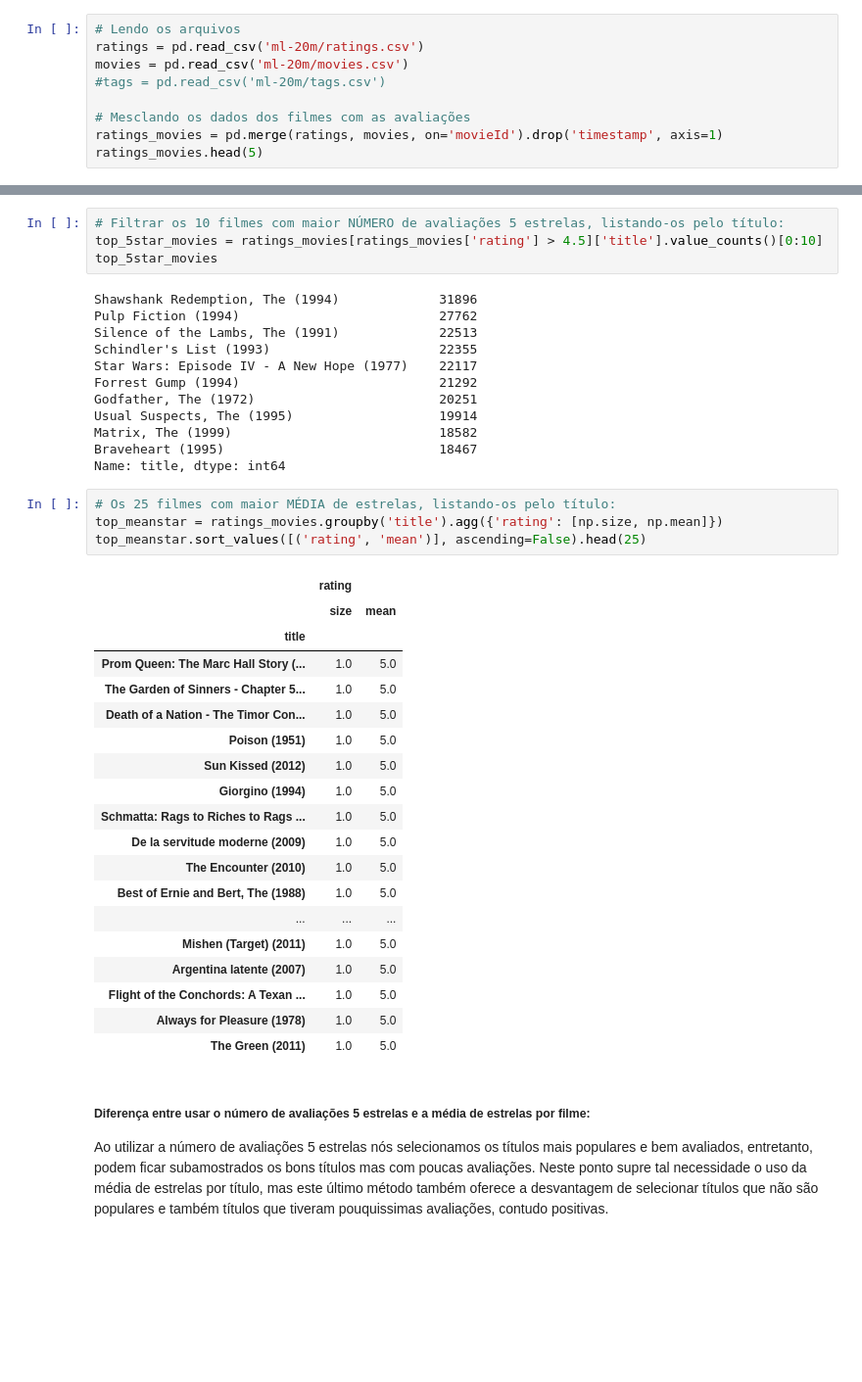
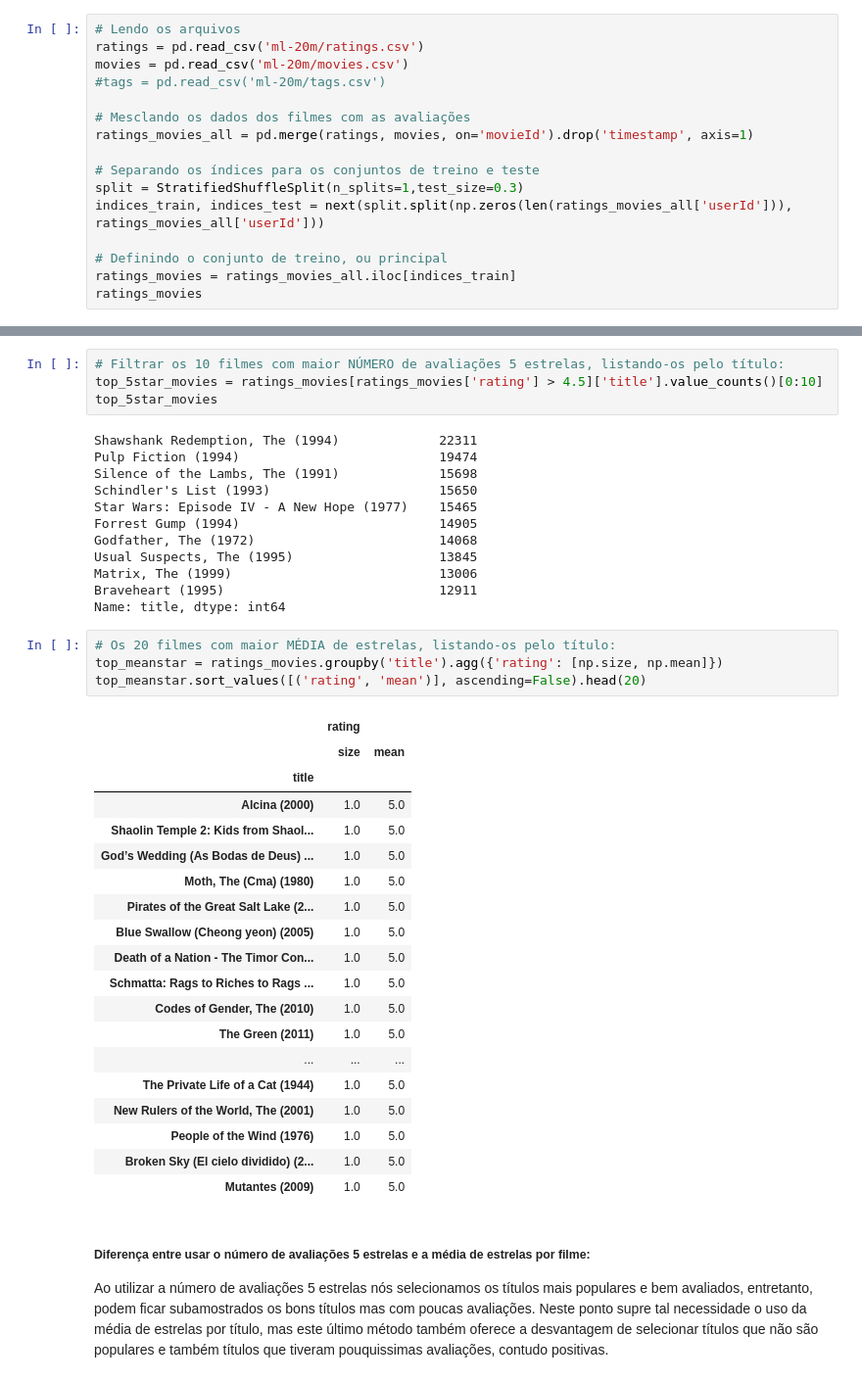
Before and after one commit to marivgonzales/recomendation_system, a Jupyter notebook: recomend_system.ipynb, the cells around one changed output, grey strips where cells are left out. Shown at 98% size. Saved outputs shown, nothing was run; the diff lists cells and outputs as text; blank space fills up the shorter version.

```diff
--- a/recomend_system.ipynb
+++ b/recomend_system.ipynb
@@ -21,7 +23,14 @@ movies = pd.read_csv('ml-20m/movies.csv')
 #tags = pd.read_csv('ml-20m/tags.csv')
 
 # Mesclando os dados dos filmes com as avaliações
-ratings_movies = pd.merge(ratings, movies, on='movieId').drop('timestamp', axis=1)
-ratings_movies.head(5)
+ratings_movies_all = pd.merge(ratings, movies, on='movieId').drop('timestamp', axis=1)
+
+# Separando os índices para os conjuntos de treino e teste
+split = StratifiedShuffleSplit(n_splits=1,test_size=0.3)
+indices_train, indices_test = next(split.split(np.zeros(len(ratings_movies_all['userId'])), ratings_movies_all['userId']))
+
+# Definindo o conjunto de treino, ou principal
+ratings_movies = ratings_movies_all.iloc[indices_train]
+ratings_movies
 # %% [output]
 |  | userId | movieId | rating | title | genres |
@@ -41,41 +85,41 @@ Neste ponto a intenção é conhecer melhor os dados, explorando através de que
 top_5star_movies = ratings_movies[ratings_movies['rating'] > 4.5]['title'].value_counts()[0:10]
 top_5star_movies
 # %% [output]
-Shawshank Redemption, The (1994)             31896
-Pulp Fiction (1994)                          27762
-Silence of the Lambs, The (1991)             22513
-Schindler's List (1993)                      22355
-Star Wars: Episode IV - A New Hope (1977)    22117
-Forrest Gump (1994)                          21292
-Godfather, The (1972)                        20251
-Usual Suspects, The (1995)                   19914
-Matrix, The (1999)                           18582
-Braveheart (1995)                            18467
+Shawshank Redemption, The (1994)             22311
+Pulp Fiction (1994)                          19474
+Silence of the Lambs, The (1991)             15698
+Schindler's List (1993)                      15650
+Star Wars: Episode IV - A New Hope (1977)    15465
+Forrest Gump (1994)                          14905
+Godfather, The (1972)                        14068
+Usual Suspects, The (1995)                   13845
+Matrix, The (1999)                           13006
+Braveheart (1995)                            12911
 Name: title, dtype: int64
 # %%
-# Os 25 filmes com maior MÉDIA de estrelas, listando-os pelo título:
+# Os 20 filmes com maior MÉDIA de estrelas, listando-os pelo título:
 top_meanstar = ratings_movies.groupby('title').agg({'rating': [np.size, np.mean]})
-top_meanstar.sort_values([('rating', 'mean')], ascending=False).head(25)
+top_meanstar.sort_values([('rating', 'mean')], ascending=False).head(20)
 # %% [output]
 |  | rating |  |
 |  | size | mean |
 | title |  |  |
-| Prom Queen: The Marc Hall Story (... | 1.0 | 5.0 |
-| The Garden of Sinners - Chapter 5... | 1.0 | 5.0 |
+| Alcina (2000) | 1.0 | 5.0 |
+| Shaolin Temple 2: Kids from Shaol... | 1.0 | 5.0 |
+| God’s Wedding (As Bodas de Deus) ... | 1.0 | 5.0 |
+| Moth, The (Cma) (1980) | 1.0 | 5.0 |
+| Pirates of the Great Salt Lake (2... | 1.0 | 5.0 |
+| Blue Swallow (Cheong yeon) (2005) | 1.0 | 5.0 |
 | Death of a Nation - The Timor Con... | 1.0 | 5.0 |
-| Poison (1951) | 1.0 | 5.0 |
-| Sun Kissed (2012) | 1.0 | 5.0 |
-| Giorgino (1994) | 1.0 | 5.0 |
 | Schmatta: Rags to Riches to Rags ... | 1.0 | 5.0 |
-| De la servitude moderne (2009) | 1.0 | 5.0 |
-| The Encounter (2010) | 1.0 | 5.0 |
-| Best of Ernie and Bert, The (1988) | 1.0 | 5.0 |
+| Codes of Gender, The (2010) | 1.0 | 5.0 |
+| The Green (2011) | 1.0 | 5.0 |
 | ... | ... | ... |
-| Mishen (Target) (2011) | 1.0 | 5.0 |
-| Argentina latente (2007) | 1.0 | 5.0 |
-| Flight of the Conchords: A Texan ... | 1.0 | 5.0 |
-| Always for Pleasure (1978) | 1.0 | 5.0 |
-| The Green (2011) | 1.0 | 5.0 |
+| The Private Life of a Cat (1944) | 1.0 | 5.0 |
+| New Rulers of the World, The (2001) | 1.0 | 5.0 |
+| People of the Wind (1976) | 1.0 | 5.0 |
+| Broken Sky (El cielo dividido) (2... | 1.0 | 5.0 |
+| Mutantes (2009) | 1.0 | 5.0 |
 # %% [markdown]
 ##### Diferença entre usar o número de avaliações 5 estrelas e a média de estrelas por filme:
 
```
Also changed, not shown: parts of 17 cells of this notebook.
